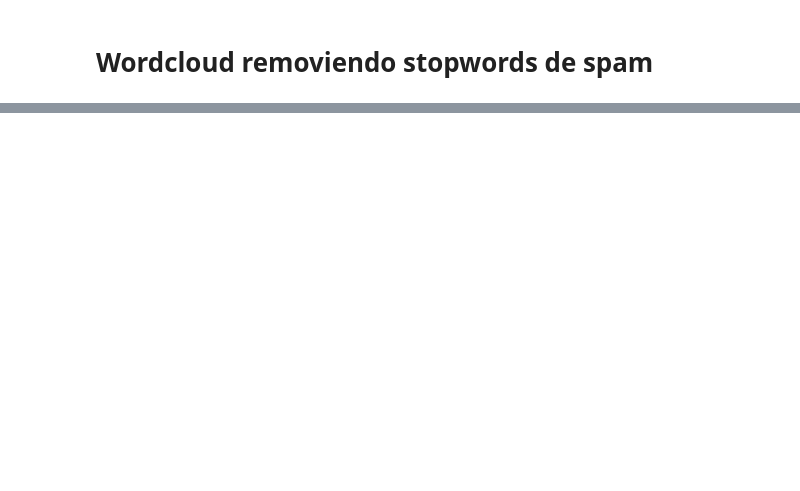
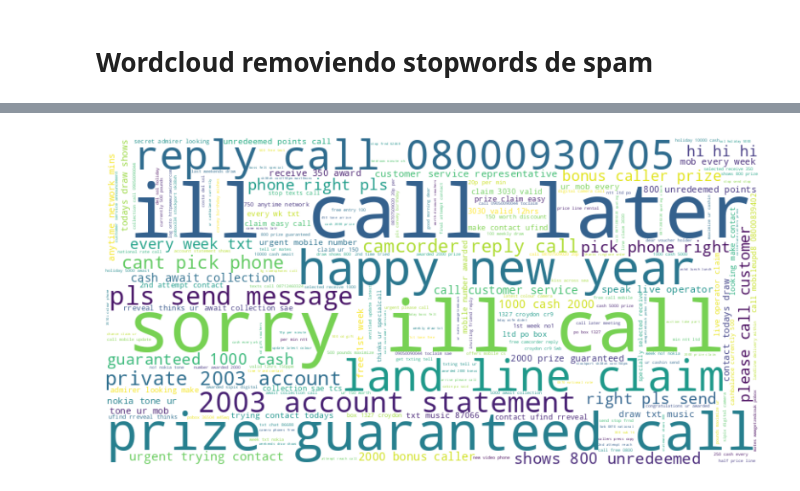
Before and after one commit to Jorge-Alvarez-23/Data-Science-III_Coder, a Jupyter notebook: Proy_Final_AlvarezJorge.ipynb, the cells around one changed output, grey strips where cells are left out. Saved outputs shown, nothing was run; the diff lists cells and outputs as text; code cells hidden in the pictures; blank space fills up the shorter version.

```diff
--- a/Proy_Final_AlvarezJorge.ipynb
+++ b/Proy_Final_AlvarezJorge.ipynb
@@ -583,0 +586,12 @@ plt.show()
+# %%
+import pandas as pd  # Para manipulación y análisis de datos en estructuras tipo DataFrame
+import re  # Para trabajar con expresiones regulares (limpieza y búsqueda en texto)
+from sklearn.feature_extraction.text import CountVectorizer  # Para convertir texto en vectores de frecuencia (bolsa de palabras)
+from wordcloud import WordCloud  # Para generar nubes de palabras a partir de texto
+import matplotlib.pyplot as plt  # Para crear gráficos y visualizaciones
+from nltk.corpus import stopwords  # Para acceder a listas de palabras vacías (stopwords) en distintos idiomas
+import nltk  # Biblioteca para procesamiento de lenguaje natural (descarga y uso de recursos como stopwords)
+!pip install -q gdown  # Comando para instalar la librería gdown (descargar archivos de Google Drive)
+import gdown  # Para descargar archivos directamente desde Google Drive usando el ID del archivo
+nltk.download('stopwords')  # Descarga las stopwords desde NLTK
+stop_words = list(set(stopwords.words('english')))  # Obtiene y convierte a lista las stopwords en español
@@ -583,0 +625,24 @@ plt.show()
+# %%
+# Crear el CountVectorizer con las stop_words definidas
+vectorizer = CountVectorizer(ngram_range=(3,3), stop_words = stop_words)
+
+# Transformar el texto de la columna 'descripción' en n-gramas
+X = vectorizer.fit_transform(df['Email Text_puntuacion'])
+
+# Extraer los n-gramas y sus frecuencias
+n_grams = vectorizer.get_feature_names_out()
+frequencies = X.toarray().sum(axis=0)
+
+# Crear un diccionario con los n-gramas y sus frecuencias
+n_grams_freq = dict(zip(n_grams, frequencies))
+
+# Generar la WordCloud desde las frecuencias de los n-gramas
+wordcloud = WordCloud(width=800, height=400, background_color='white').generate_from_frequencies(n_grams_freq)
+
+# Mostrar la WordCloud
+plt.figure(figsize=(10, 5))
+plt.imshow(wordcloud, interpolation='bilinear')
+plt.axis('off')
+plt.show()
+# %% [output]
+[figure, added]
```
Also changed, not shown: parts of 22 cells of this notebook.
